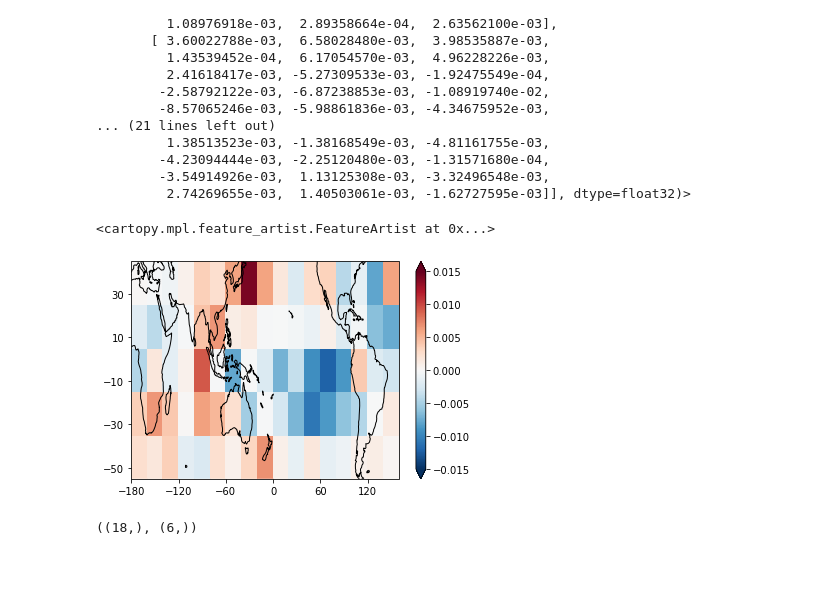
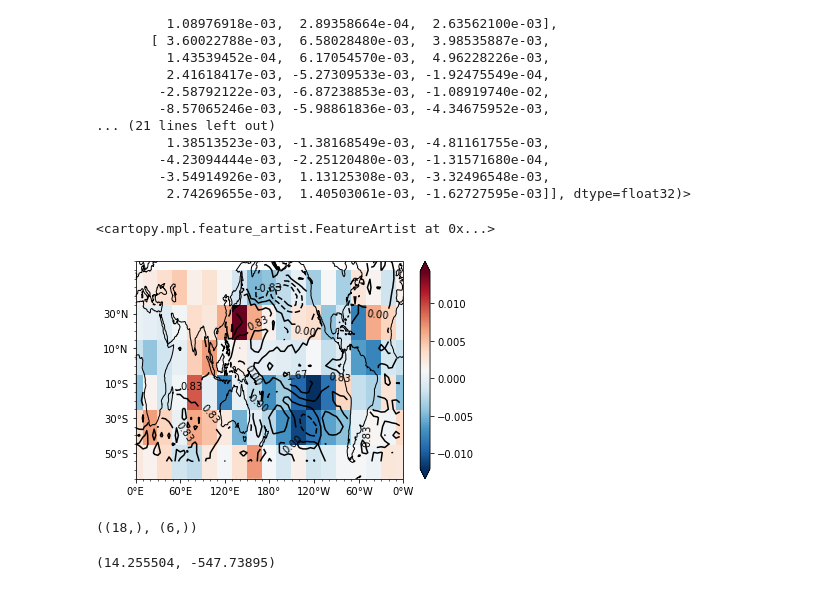
Before and after one commit to ZiluM/Deep-learning-for-multi-year-ENSO-Reproduction, a Jupyter notebook: code/heatmap_1.ipynb, the cells around one changed output. Drawn from its saved outputs; the diff is of its cells as text; code cells hidden in the pictures.

Commit message:
heatmap_new1

```diff
--- a/code/heatmap_1.ipynb
+++ b/code/heatmap_1.ipynb
@@ -13,7 +13,7 @@ print(tf.__version__)
 # %%
 ip_data = np.load("../data/1988_lanina_ip.npy")
 # %%
-model = keras.models.load_model("../data/model/exp1_pretrain_op1_sp")
+model = keras.models.load_model("../data/model/exp1_pretrain_op1_2")
 # %%
 model.predict(ip_data)
 # %% [output]
@@ -117,18 +117,31 @@ array([[ 2.47606472e-03,  1.69009564e-03,  3.54692549e-03,
 # %%
 import matplotlib.pyplot as plt
 import cartopy.crs as ccrs
+from cartopy.mpl.ticker import LongitudeFormatter, LatitudeFormatter
+from matplotlib.ticker import MultipleLocator
 
-x = np.arange(0,356,5)[::4]
-y = np.arange(-55,61,5)[::4]
+x = np.arange(0, 356, 5)[::4]
+y = np.arange(-55, 61, 5)[::4]
+x1 = np.arange(0, 356, 5)
+y1 = np.arange(-55, 61, 5)
 ax = plt.axes(projection=ccrs.PlateCarree(central_longitude=180))
-plt.pcolor(x,y,heatmap,cmap="RdBu_r",transform=ccrs.PlateCarree(),vmin=-0.015,vmax=0.015)
+draw_s = np.copy(ip_data[0, :, :, 1])
+draw_s[draw_s == 0] = np.NAN
+
+plt.pcolormesh(x, y, heatmap, cmap="RdBu_r", transform=ccrs.PlateCarree())
+m = ax.contour(x1, y1, draw_s, transform=ccrs.PlateCarree(), levels=np.linspace(-5, 5, 13), colors='k')
+xtk = np.arange(-180, 181, 60)
+ax.set_xticks(xtk)
+ax.clabel(m, fmt="%.2f")
 plt.colorbar(extend="both")
 ax.set_aspect("auto")
-xtk = np.arange(-180,180,60)
-ax.set_xticks(xtk)
-ax.set_yticks(np.arange(-50,50,20),crs=ccrs.PlateCarree())
+ax.set_yticks(np.arange(-50, 50, 20), crs=ccrs.PlateCarree())
+ax.yaxis.set_major_formatter(LatitudeFormatter())
+ax.xaxis.set_major_formatter(LongitudeFormatter(zero_direction_label=True))
+ax.xaxis.set_minor_locator(MultipleLocator(10))
+ax.yaxis.set_minor_locator(MultipleLocator(5))
 ax.coastlines()
 # %% [output]
 <cartopy.mpl.feature_artist.FeatureArtist at 0x...>
-[figure, old version]
+[figure, new version]
 # %%
@@ -141,0 +155,4 @@ np.save("../data/heatmap_1_res",heatmap)
+# %%
+np.nanmax(draw_s), np.nanmin(draw_s)
+# %% [output]
+(14.255504, -547.73895)
```
Also changed, not shown: parts of 4 cells of this notebook, 1 other file.
